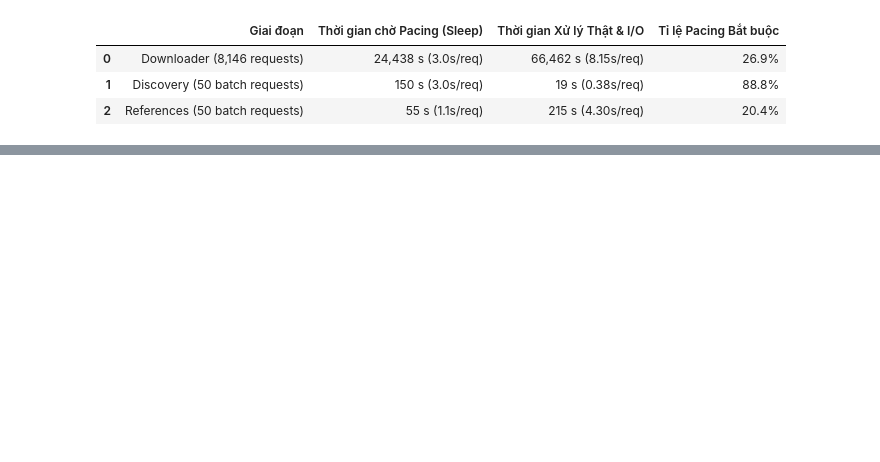
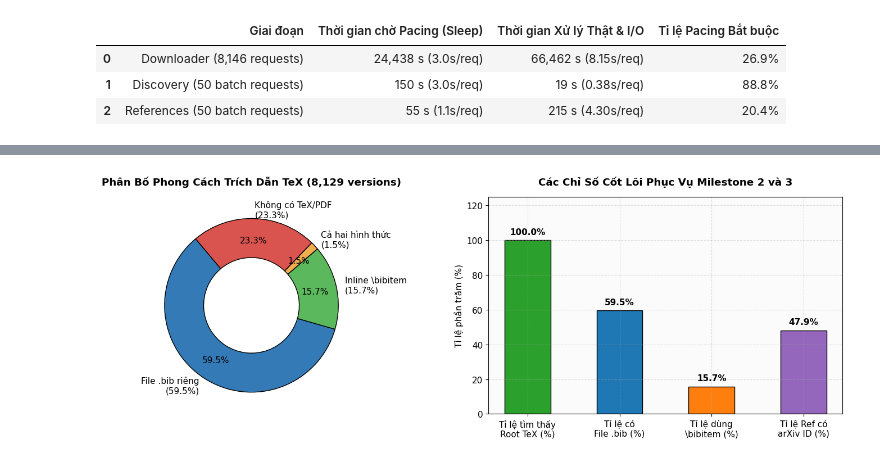
Before and after one commit to CattoMeowz/introds-arxiv-book, a Jupyter notebook: milestone1/03-performance.ipynb, the cells around one changed output, grey strips where cells are left out. Saved outputs shown, nothing was run; the diff lists cells and outputs as text; code cells hidden in the pictures; blank space fills up the shorter version.

```diff
--- a/milestone1/03-performance.ipynb
+++ b/milestone1/03-performance.ipynb
@@ -173,0 +209,30 @@ display(val_summary)
+# %%
+# Trực quan hóa cơ cấu phong cách trích dẫn TeX của tác giả
+fig, (ax1, ax2) = plt.subplots(1, 2, figsize=(14, 5))
+
+# Donut chart phong cách trích dẫn
+bib_styles = ['File .bib riêng\n(59.5%)', 'Inline \\bibitem\n(15.7%)', 'Cả hai hình thức\n(1.5%)', 'Không có TeX/PDF\n(23.3%)']
+bib_counts = [4833, 1277, 124, 1895]
+colors_bib = ['#337ab7', '#5cb85c', '#f0ad4e', '#d9534f']
+
+ax1.pie(bib_counts, labels=bib_styles, colors=colors_bib, autopct='%1.1f%%',
+        startangle=130, pctdistance=0.75, wedgeprops=dict(width=0.45, edgecolor='black'))
+ax1.set_title('Phân Bố Phong Cách Trích Dẫn TeX (8,129 versions)', fontweight='bold', pad=15)
+
+# Bar chart các chỉ số tiền xử lý M2/M3
+metrics_names = ['Tỉ lệ tìm thấy\nRoot TeX (%)', 'Tỉ lệ có\nFile .bib (%)', 'Tỉ lệ dùng\n\\bibitem (%)', 'Tỉ lệ Ref có\narXiv ID (%)']
+metrics_vals = [99.97, 59.5, 15.7, 47.92]
+
+bars = ax2.bar(metrics_names, metrics_vals, color=['#2ca02c', '#1f77b4', '#ff7f0e', '#9467bd'], width=0.5, edgecolor='black')
+ax2.set_ylabel('Tỉ lệ phần trăm (%)')
+ax2.set_title('Các Chỉ Số Cốt Lõi Phục Vụ Milestone 2 và 3', fontweight='bold', pad=15)
+ax2.set_ylim(0, 125)
+
+for bar in bars:
+    yval = bar.get_height()
+    ax2.text(bar.get_x() + bar.get_width()/2.0, yval + 2.5, f'{yval:.1f}%', ha='center', va='bottom', fontweight='bold')
+
+plt.tight_layout()
+plt.show()
+# %% [output]
+[figure, added]
```
Also changed, not shown: parts of 12 cells of this notebook, 6 other files.
